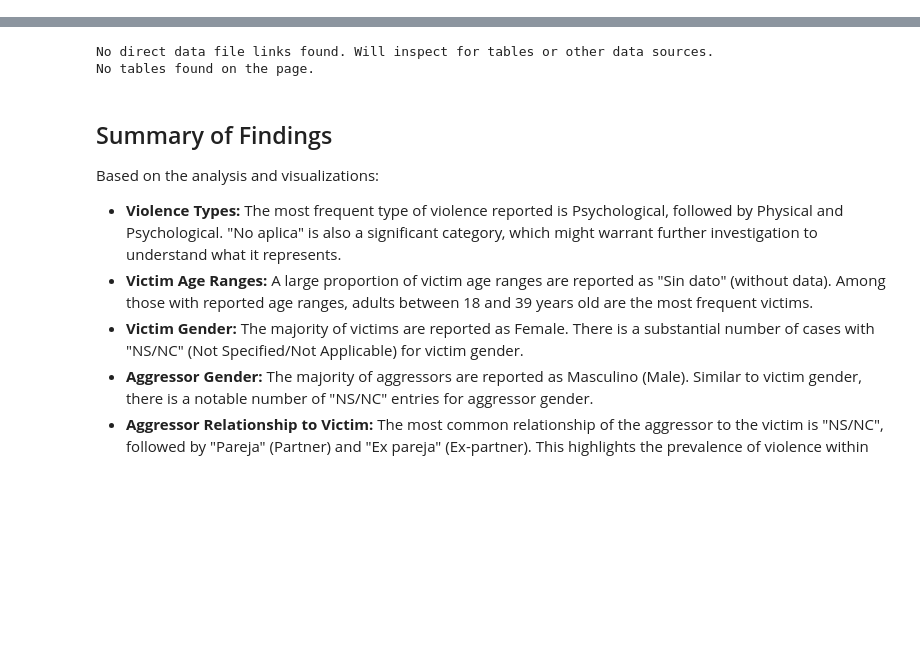
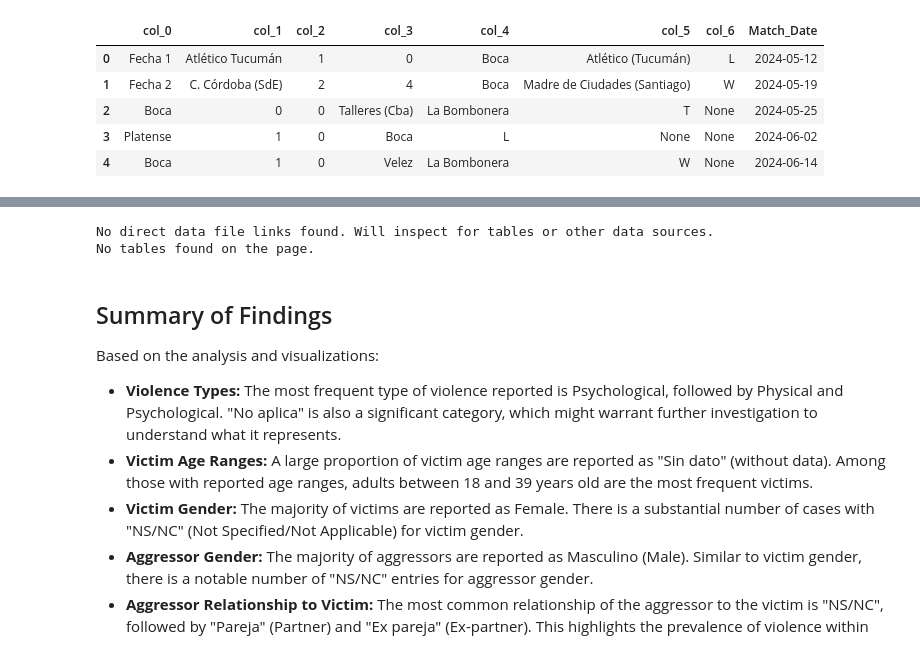
Before and after one commit to ValenG03/DVfootball-IA-project, a Jupyter notebook: ProyectoIA.ipynb, the cells around one changed output, grey strips where cells are left out. Cells and saved outputs as stored; diff of their text form; code cells hidden in the pictures; blank space fills up the shorter version.

```diff
--- a/ProyectoIA.ipynb
+++ b/ProyectoIA.ipynb
@@ -2,0 +551,79 @@
+# %%
+import pandas as pd
+import csv
+
+# 1. Define the file paths
+calls_file_path = "/content/llamados-violencia-familiar-202407-Argentina.csv"
+football_file_path = "/content/Boca Juniors Results Tournament May-Dic-2024.csv"
+
+# 2. Load the calls data
+try:
+    df_calls = pd.read_csv(calls_file_path)
+    print("Calls Data DataFrame loaded successfully.")
+except FileNotFoundError:
+    print(f"Error: The calls data file was not found at {calls_file_path}")
+    df_calls = None  # Set to None if loading fails
+except Exception as e:
+    print(f"An error occurred while loading the calls data file: {e}")
+    df_calls = None # Set to None if loading fails
+
+# 3. Manually parse the football results data
+dates = []
+data_rows = []
+try:
+    with open(football_file_path, 'r', encoding='latin1') as f:
+        reader = csv.reader(f)
+        # Skip the header row
+        header = next(reader)
+        for row in reader:
+            if row: # Ensure the row is not empty
+                dates.append(row[0]) # The first element is the date string
+                data_rows.append(row[1:]) # The rest of the elements are the data for the row
+
+    # 4. Determine the maximum number of columns
+    max_cols = max(len(row) for row in data_rows) if data_rows else 0
+
+    # 5. Pad rows with fewer columns
+    padded_data_rows = [row + [None] * (max_cols - len(row)) for row in data_rows]
+
+    # 6. Create DataFrame from the padded data rows
+    column_names = [f'col_{i}' for i in range(max_cols)]
+    df_football = pd.DataFrame(padded_data_rows, columns=column_names)
+
+    # 7. Add the extracted date column
+    df_football['Match_Date'] = dates
+
+    print("Football Results DataFrame loaded and parsed successfully.")
+
+except FileNotFoundError:
+    print(f"Error: The football results file was not found at {football_file_path}")
+    df_football = None # Set to None if parsing fails
+except Exception as e:
+    print(f"An error occurred while loading or parsing the football results file: {e}")
+    df_football = None # Set to None if parsing fails
+
+
+# Continue only if both dataframes were loaded successfully
+if df_calls is not None and df_football is not None:
+    # 8. Convert 'Match_Date' to datetime
+    df_football['Match_Date'] = pd.to_datetime(df_football['Match_Date'], format='%d/%m/%Y', errors='coerce')
+
+    # 9. Convert 'llamado_fecha' to datetime
+    df_calls['llamado_fecha'] = pd.to_datetime(df_calls['llamado_fecha'], errors='coerce')
+    # Add a date-only column for easier comparison later
+    df_calls['llamado_fecha_date'] = df_calls['llamado_fecha'].dt.date
+
+
+    # 10. Display head and info
+    print("\nFirst 5 rows of the calls data:")
+    display(df_calls.head())
+    print("\nColumn information for the calls data:")
+    df_calls.info()
+
+    print("\nFirst 5 rows of the football data:")
+    display(df_football.head())
+    print("\nColumn information for the football data:")
+    df_football.info()
+else:
+    print("\nSkipping date conversions and display due to errors in loading dataframes.")
+# %% [output]
@@ -2,0 +657,6 @@
+|  | col_0 | col_1 | col_2 | col_3 | col_4 | col_5 | col_6 | Match_Date |
+| 0 | Fecha 1 | Atlético Tucumán | 1 | 0 | Boca | Atlético (Tucumán) | L | 2024-05-12 |
+| 1 | Fecha 2 | C. Córdoba (SdE) | 2 | 4 | Boca | Madre de Ciudades (Santiago) | W | 2024-05-19 |
+| 2 | Boca | 0 | 0 | Talleres (Cba) | La Bombonera | T | None | 2024-05-25 |
+| 3 | Platense | 1 | 0 | Boca | L | None | None | 2024-06-02 |
+| 4 | Boca | 1 | 0 | Velez | La Bombonera | W | None | 2024-06-14 |
```
Also changed, not shown: parts of 31 cells of this notebook.
